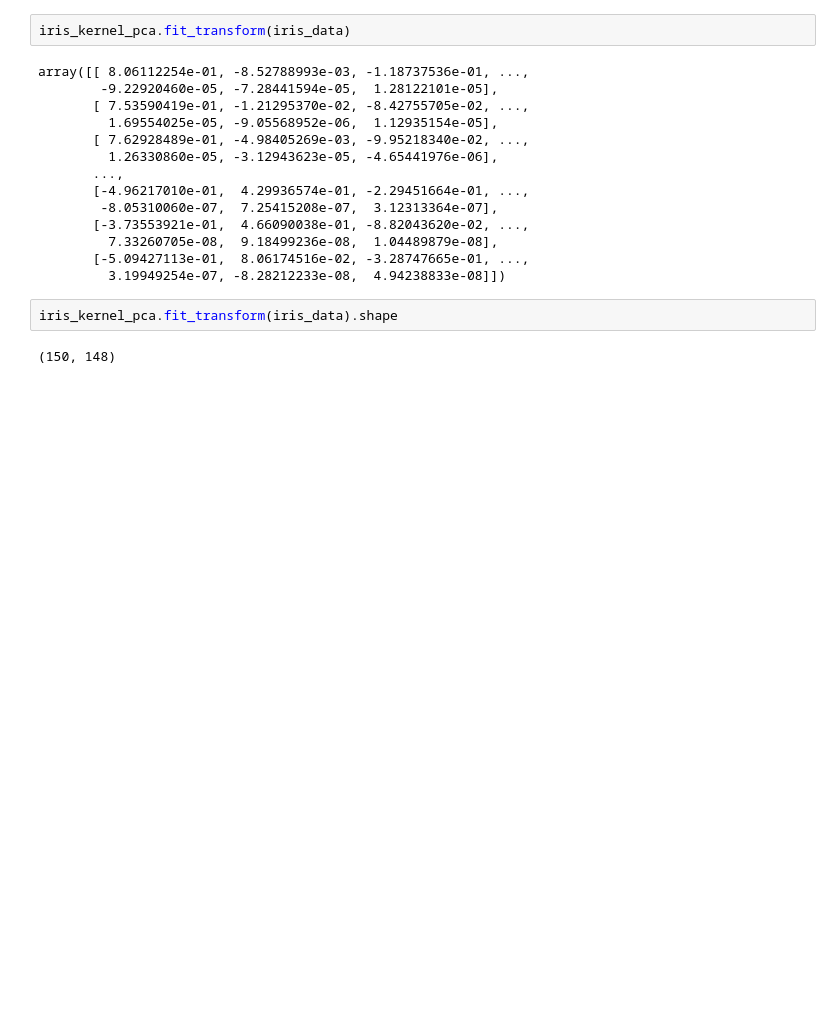
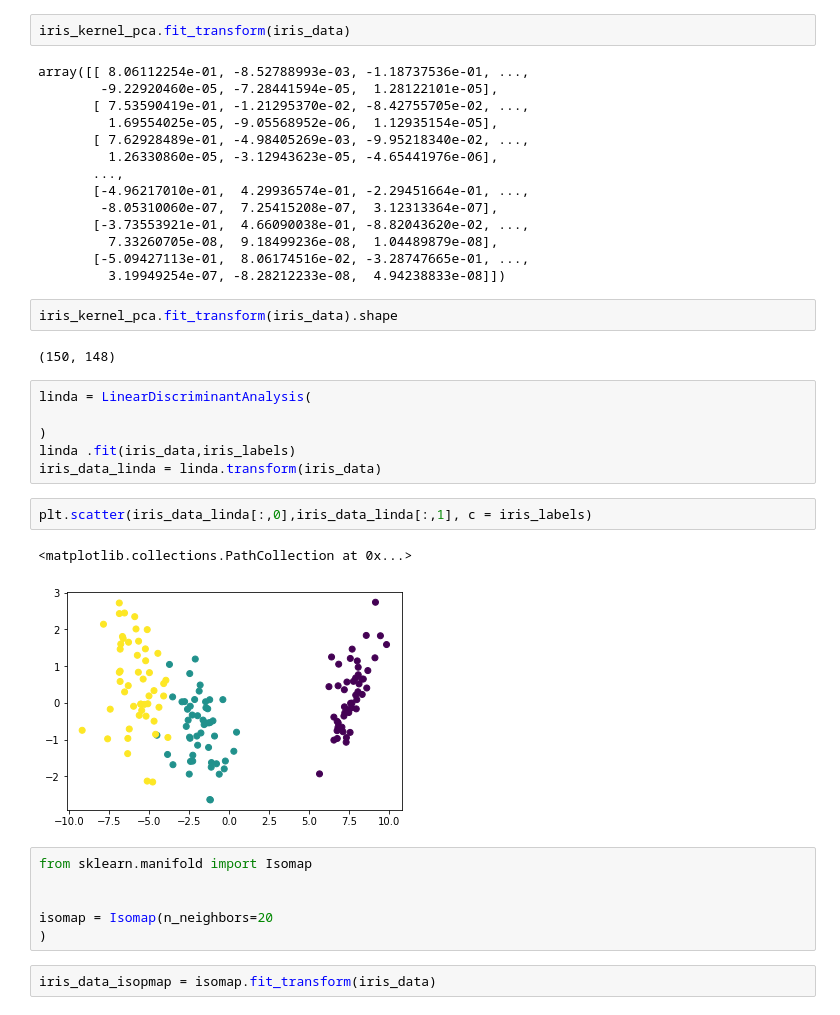
Before and after one commit to BorisBorisov33/Machine-Learning-Softuni, a Jupyter notebook: dimensionality_reduction_lecture/main_notebook.ipynb, the cells around one changed output. Cells and saved outputs as stored; diff of their text form; blank space fills up the shorter version.

```diff
--- a/dimensionality_reduction_lecture/main_notebook.ipynb
+++ b/dimensionality_reduction_lecture/main_notebook.ipynb
@@ -113,3 +114,22 @@ array([[ 8.06112254e-01, -8.52788993e-03, -1.18737536e-01, ...,
 iris_kernel_pca.fit_transform(iris_data).shape
 # %% [output]
 (150, 148)
+# %%
+linda = LinearDiscriminantAnalysis(
+
+)
+linda .fit(iris_data,iris_labels)
+iris_data_linda = linda.transform(iris_data)
+# %%
+plt.scatter(iris_data_linda[:,0],iris_data_linda[:,1], c = iris_labels)
+# %% [output]
+<matplotlib.collections.PathCollection at 0x...>
+[figure, added]
+# %%
+from sklearn.manifold import Isomap
+
+
+isomap = Isomap(n_neighbors=20
+)
+# %%
+iris_data_isopmap = isomap.fit_transform(iris_data)
```
Also changed, not shown: parts of 2 cells of this notebook.
